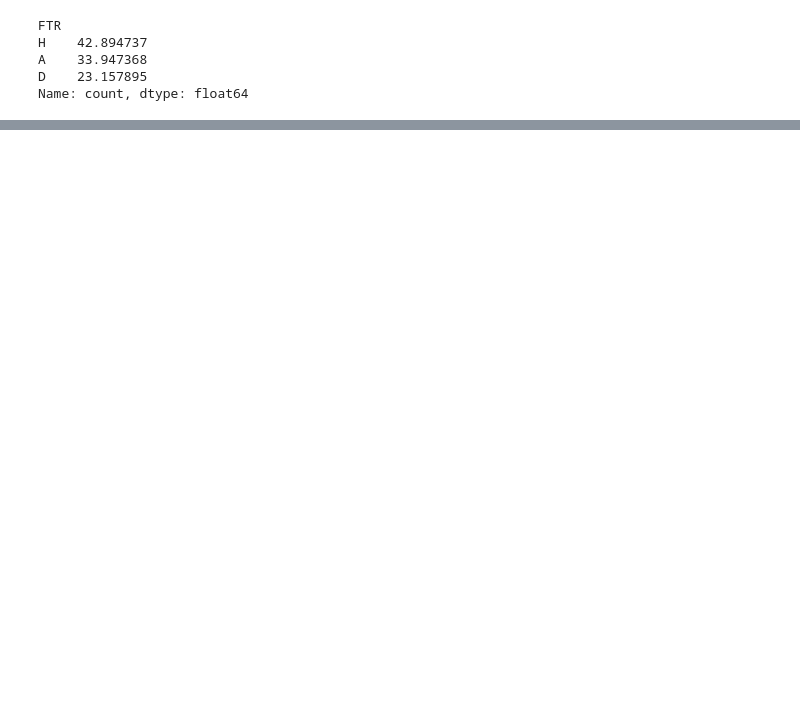
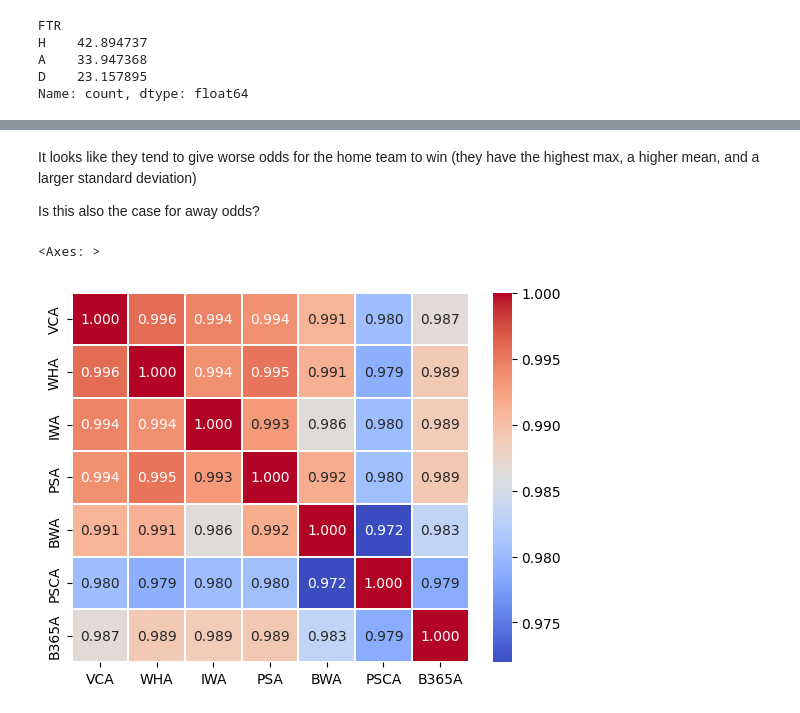
Before and after one commit to jwertheim10/DataScienceProjects, a Jupyter notebook: Soccer Analysis/soccerAnalysis.ipynb, the cells around one changed output, grey strips where cells are left out. Cells and saved outputs as stored; diff of their text form; code cells hidden in the pictures; blank space fills up the shorter version.

```diff
--- a/Soccer Analysis/soccerAnalysis.ipynb
+++ b/Soccer Analysis/soccerAnalysis.ipynb
@@ -143,0 +164,11 @@ Name: B365H, dtype: float64
+# %% [markdown]
+It looks like they tend to give worse odds for the home team to win (they have the highest max, a higher mean, and a larger standard deviation)
+
+Is this also the case for away odds?
+# %%
+away_betting_values = epl_data[['VCA', 'WHA','IWA','PSA','BWA','PSCA', 'B365A']]
+away_betting_corr = away_betting_values.corr()
+sns.heatmap(data = away_betting_corr, annot = True, fmt=".3f", linewidth = .25, cmap = 'coolwarm')
+# %% [output]
+<Axes: >
+[figure, added]
```
Also changed, not shown: parts of 17 cells of this notebook.
